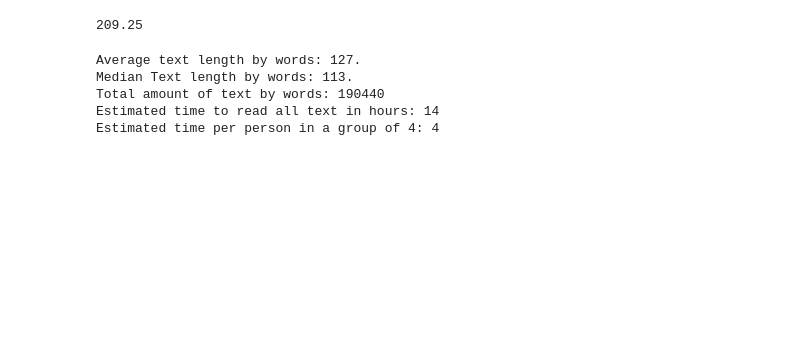
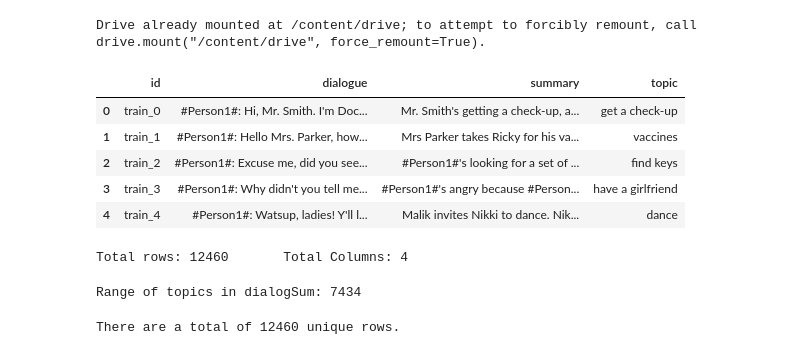
Before and after one commit to data-sci-capstone/copilot, a Jupyter notebook: dialogSum.ipynb, the cells around one changed output. Cells and saved outputs as stored; diff of their text form; code cells hidden in the pictures; blank space fills up the shorter version.

Commit message:
Data wrangling of training dialogue sum dataset.

```diff
--- a/dialogSum.ipynb
+++ b/dialogSum.ipynb
@@ -93,21 +3,37 @@ dialog_df.head()
-# %%
-len(dialog_df.iloc[1499, 1]) / 4
-# %% [output]
-209.25
-# %%
-data = []
-dialog_df["dialogue"].apply(lambda x: data.append(len(x.split(" "))))
-average_text_len = mean(data)
-median_text_len = median(data)
-total_words = sum(data)
-average_adult_wpm = 236 # https://wordsrated.com/reading-speed-statistics/
-
-
-print(f"Average text length by words: {math.ceil(average_text_len)}.\nMedian Text length by words: {math.ceil(median_text_len)}.\nTotal amount of text by words: {math.ceil(total_words)}\n\
-Estimated time to read all text in hours: {math.ceil(((total_words / average_adult_wpm) / 60))}\nEstimated time per person in a group of 4: {math.ceil(14 / 4)}")
-# %% [output]
-Average text length by words: 127.
-Median Text length by words: 113.
-Total amount of text by words: 190440
-Estimated time to read all text in hours: 14
-Estimated time per person in a group of 4: 4
+# %%
+import pandas as pd
+import numpy as np
+import seaborn as sns
+import matplotlib.pyplot as plt
+from statistics import mean, median
+from google.colab import drive
+from collections import defaultdict
+import math
+drive.mount("/content/drive")
+# %% [output]
+Drive already mounted at /content/drive; to attempt to forcibly remount, call drive.mount("/content/drive", force_remount=True).
+# %%
+train_df = pd.read_csv("/content/drive/MyDrive/imdb/dialogSum_train.csv")
+train_df.head()
+# %% [output]
+|  | id | dialogue | summary | topic |
+| 0 | train_0 | #Person1#: Hi, Mr. Smith. I'm Doc... | Mr. Smith's getting a check-up, a... | get a check-up |
+| 1 | train_1 | #Person1#: Hello Mrs. Parker, how... | Mrs Parker takes Ricky for his va... | vaccines |
+| 2 | train_2 | #Person1#: Excuse me, did you see... | #Person1#'s looking for a set of ... | find keys |
+| 3 | train_3 | #Person1#: Why didn't you tell me... | #Person1#'s angry because #Person... | have a girlfriend |
+| 4 | train_4 | #Person1#: Watsup, ladies! Y'll l... | Malik invites Nikki to dance. Nik... | dance |
+# %%
+# total rows and columns
+print(f"Total rows: {len(train_df)}\tTotal Columns: {len(train_df.columns)}")
+# %% [output]
+Total rows: 12460       Total Columns: 4
+# %%
+range_of_topics = set(train_df["topic"])
+print(f"Range of topics in dialogSum: {len(range_of_topics)}")
+# %% [output]
+Range of topics in dialogSum: 7434
+# %%
+#checking for dup id's
+print(f"There are a total of {len(set(train_df['id']))} unique rows.")
+# %% [output]
+There are a total of 12460 unique rows.
```
Also changed, not shown: parts of 31 cells of this notebook.
